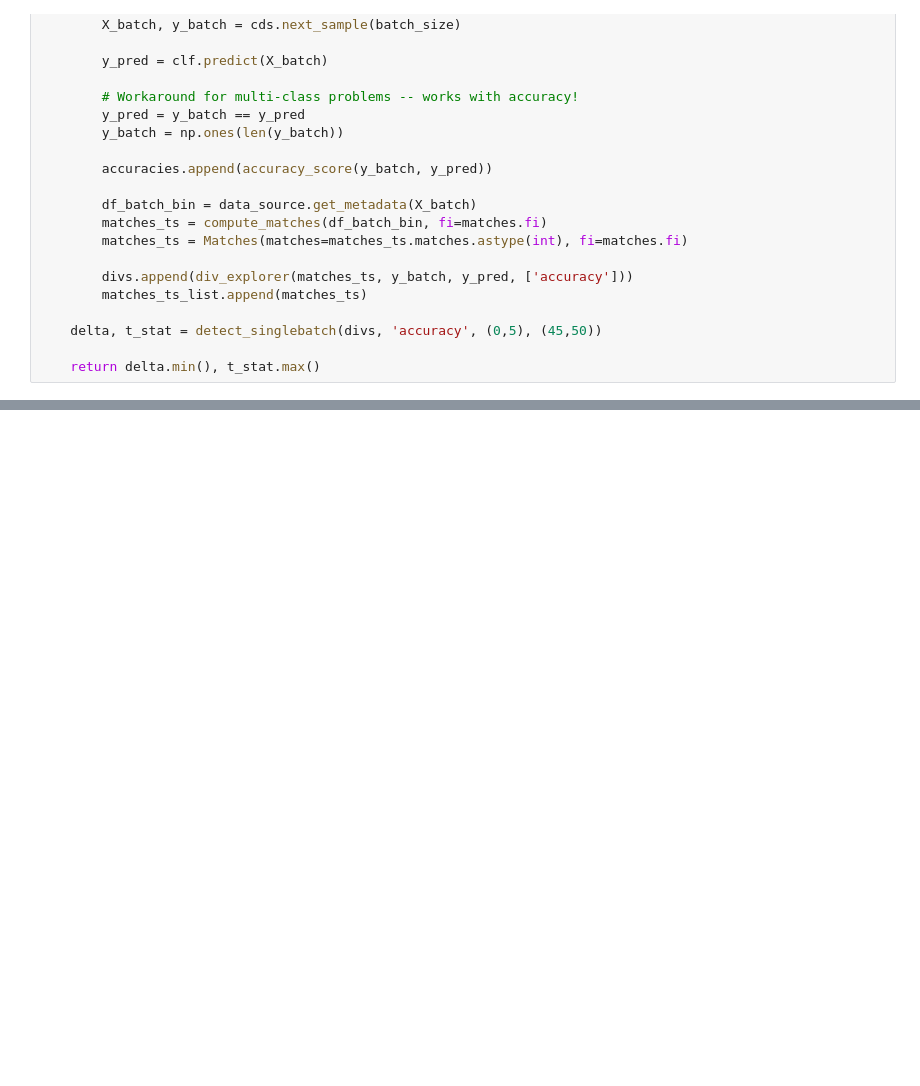
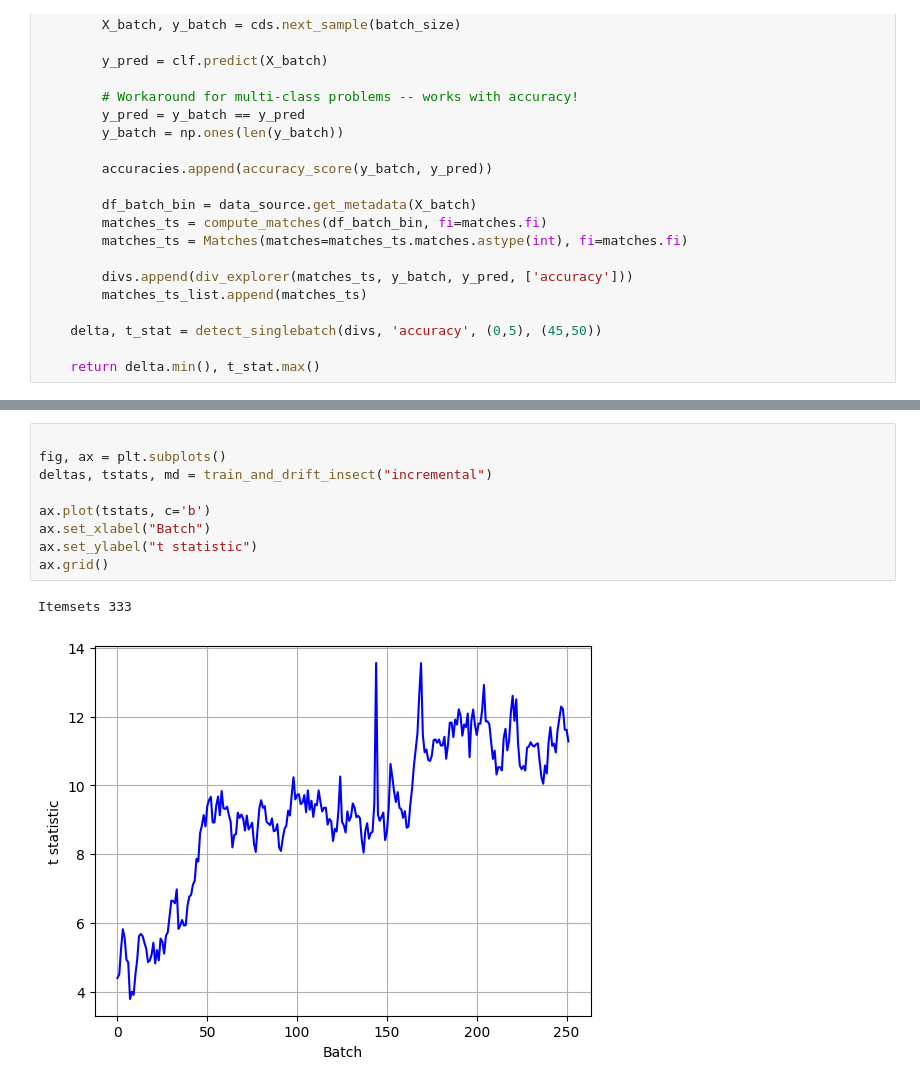
Before and after one commit to fgiobergia/DriftInspector, a Jupyter notebook: src/synth/cds.ipynb, the cells around one changed output, grey strips where cells are left out. Saved outputs shown, nothing was run; the diff lists cells and outputs as text; blank space fills up the shorter version.

```diff
--- a/src/synth/cds.ipynb
+++ b/src/synth/cds.ipynb
@@ -208,0 +356,12 @@ print(f1_score(gt, y_pred))
+# %%
+
+fig, ax = plt.subplots()
+deltas, tstats, md = train_and_drift_insect("incremental")
+
+ax.plot(tstats, c='b')
+ax.set_xlabel("Batch")
+ax.set_ylabel("t statistic")
+ax.grid()
+# %% [output]
+Itemsets 333
+[figure, added]
```
Also changed, not shown: parts of 8 cells of this notebook.
